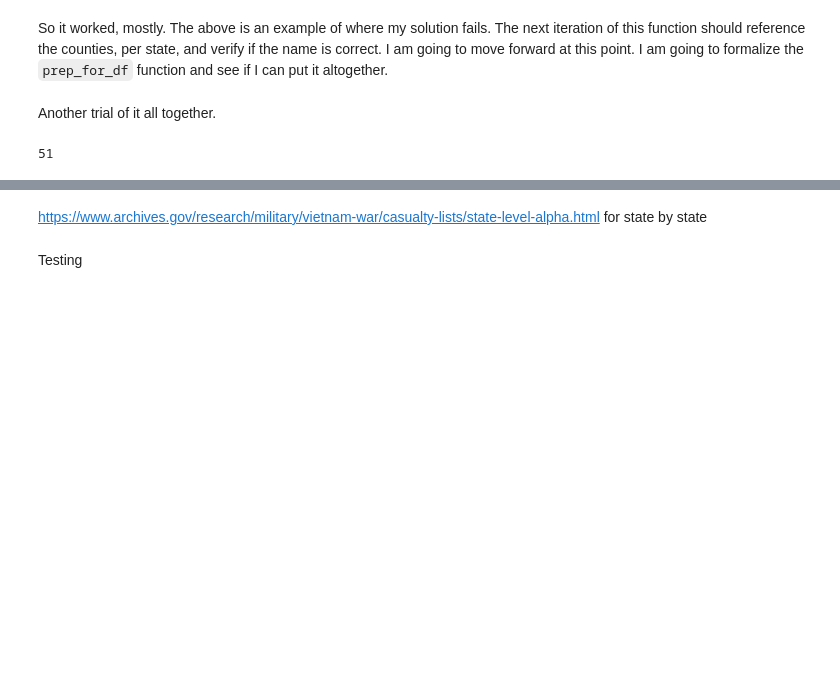
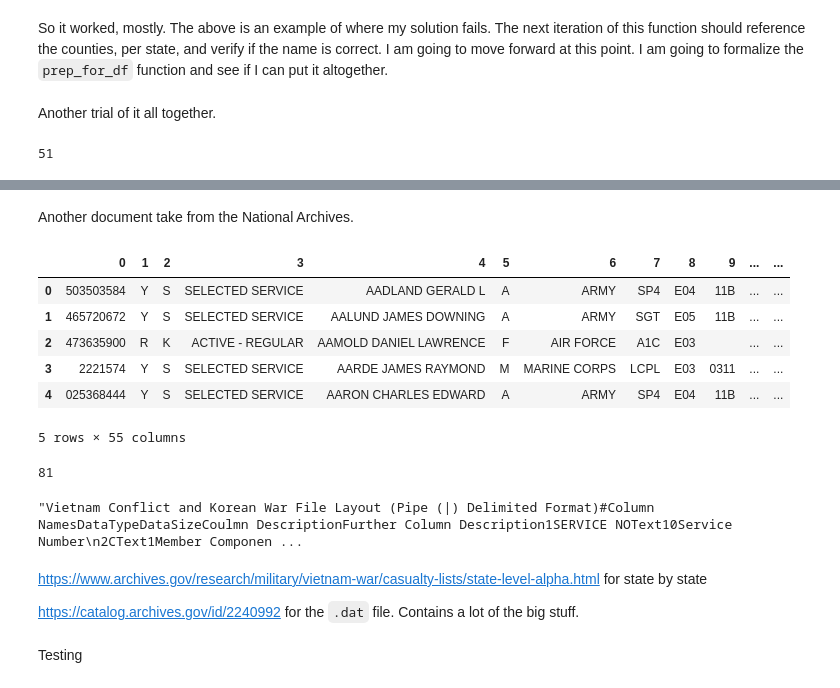
Before and after one commit to Socjon/Vietnam_visual, a Jupyter notebook: Untitled.ipynb, the cells around one changed output, grey strips where cells are left out. Drawn from its saved outputs; the diff is of its cells as text; code cells hidden in the pictures; blank space fills up the shorter version.

Commit message:
Added another database to pull from

```diff
--- a/Untitled.ipynb
+++ b/Untitled.ipynb
@@ -516,0 +519,25 @@ blerg = pd.DataFrame(how_long, columns = ['name', 'service', 'rank_rate', 'birth
+# %% [markdown]
+Another document take from the National Archives.
+# %%
+#columns =
+df_2 = pd.read_csv('DCAS.VN.EXT08.DAT', delimiter = '|', engine='python', header=None)
+df_2.head()
+# %% [output]
+|  | 0 | 1 | 2 | 3 | 4 | 5 | 6 | 7 | 8 | 9 | ... | ... |
+| 0 | 503503584 | Y | S | SELECTED SERVICE | AADLAND GERALD L | A | ARMY | SP4 | E04 | 11B | ... | ... |
+| 1 | 465720672 | Y | S | SELECTED SERVICE | AALUND JAMES DOWNING | A | ARMY | SGT | E05 | 11B | ... | ... |
+| 2 | 473635900 | R | K | ACTIVE - REGULAR | AAMOLD DANIEL LAWRENCE | F | AIR FORCE | A1C | E03 |  | ... | ... |
+| 3 | 2221574 | Y | S | SELECTED SERVICE | AARDE JAMES RAYMOND | M | MARINE CORPS | LCPL | E03 | 0311 | ... | ... |
+| 4 | 025368444 | Y | S | SELECTED SERVICE | AARON CHARLES EDWARD | A | ARMY | SP4 | E04 | 11B | ... | ... |
+5 rows × 55 columns
+# %%
+# pdf file object
+# you can find find the pdf file with complete code in below
+pdfFileObj = open('state_pdfs/al-alpha.pdf', 'rb')
+# pdf reader object
+pdfReader = PyPDF2.PdfFileReader(pdfFileObj)
+# number of pages in pdf
+pages = pdfReader.numPages
+pages
+# %% [output]
+81
@@ -517,5 +552,11 @@ blerg = pd.DataFrame(how_long, columns = ['name', 'service', 'rank_rate', 'birth
+# %%
+pdf_data
+# %% [output]
+"Vietnam Conflict and Korean War File Layout (Pipe (|) Delimited Format)#Column NamesDataTypeDataSizeCoulmn DescriptionFurther Column Description1SERVICE NOText10Service Number\n2CText1Member Componen ...
 # %% [markdown]
 https://www.archives.gov/research/military/vietnam-war/casualty-lists/state-level-alpha.html for state by state
+
+https://catalog.archives.gov/id/2240992 for the `.dat` file. Contains a lot of the big stuff.
 # %% [markdown]
 Testing
 # %%
```
Also changed, not shown: parts of 9 cells of this notebook, 2 other files.
